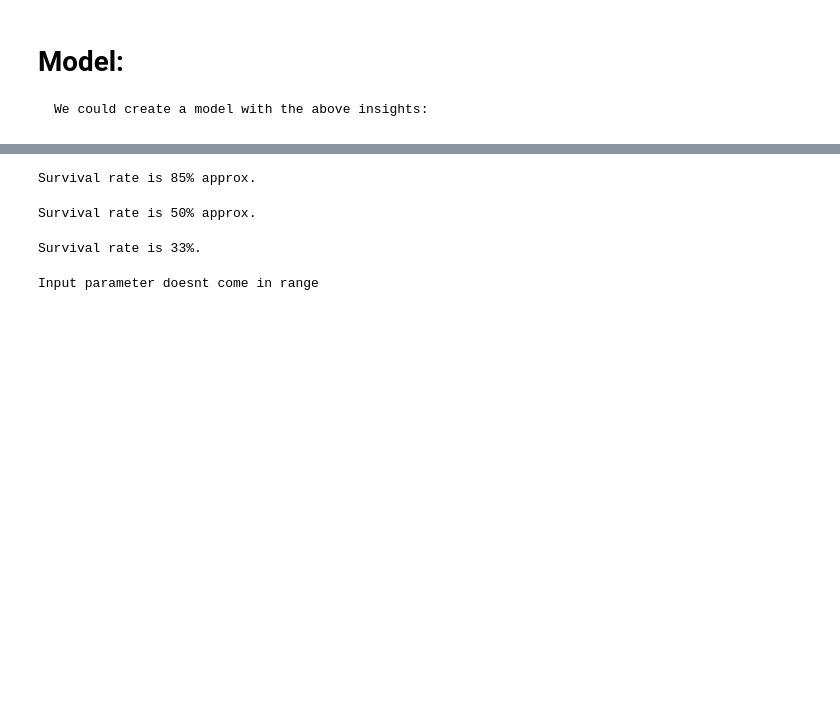
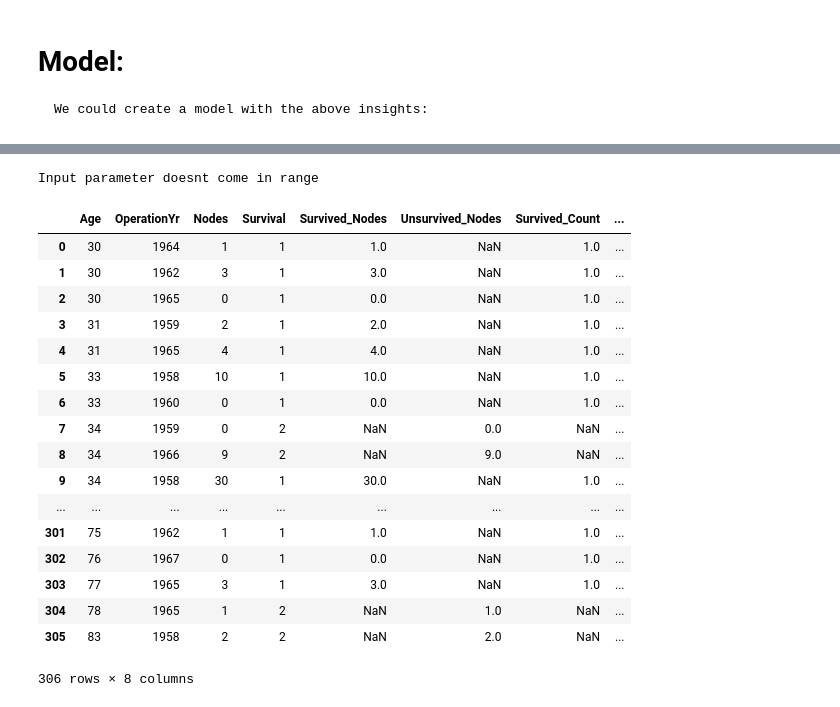
Before and after one commit to Kailash7dev/Cancer-Analysis-on-Haberman-s-Datasets, a Jupyter notebook: Haberman's Cancer Analysis Model.ipynb, the cells around one changed output, grey strips where cells are left out. Drawn from its saved outputs; the diff is of its cells as text; code cells hidden in the pictures; blank space fills up the shorter version.

```diff
--- a/Haberman's Cancer Analysis Model.ipynb
+++ b/Haberman's Cancer Analysis Model.ipynb
@@ -478,16 +536,25 @@ Survival rate is 50% approx.
-# %%
-CancerModel(100,0)
-# %% [output]
-Survival rate is 85% approx.
-# %%
-CancerModel(22,11)
-# %% [output]
-Survival rate is 50% approx.
-# %%
-CancerModel(50,12)
-# %% [output]
-Survival rate is 33%.
-# %%
-CancerModel(30,-5)
-# %% [output]
-Input parameter doesnt come in range
+# %%
+CancerModel(65,-2)
+# %% [output]
+Input parameter doesnt come in range
+# %%
+Cancer
+# %% [output]
+|  | Age | OperationYr | Nodes | Survival | Survived_Nodes | Unsurvived_Nodes | Survived_Count | ... |
+| 0 | 30 | 1964 | 1 | 1 | 1.0 | NaN | 1.0 | ... |
+| 1 | 30 | 1962 | 3 | 1 | 3.0 | NaN | 1.0 | ... |
+| 2 | 30 | 1965 | 0 | 1 | 0.0 | NaN | 1.0 | ... |
+| 3 | 31 | 1959 | 2 | 1 | 2.0 | NaN | 1.0 | ... |
+| 4 | 31 | 1965 | 4 | 1 | 4.0 | NaN | 1.0 | ... |
+| 5 | 33 | 1958 | 10 | 1 | 10.0 | NaN | 1.0 | ... |
+| 6 | 33 | 1960 | 0 | 1 | 0.0 | NaN | 1.0 | ... |
+| 7 | 34 | 1959 | 0 | 2 | NaN | 0.0 | NaN | ... |
+| 8 | 34 | 1966 | 9 | 2 | NaN | 9.0 | NaN | ... |
+| 9 | 34 | 1958 | 30 | 1 | 30.0 | NaN | 1.0 | ... |
+| ... | ... | ... | ... | ... | ... | ... | ... | ... |
+| 301 | 75 | 1962 | 1 | 1 | 1.0 | NaN | 1.0 | ... |
+| 302 | 76 | 1967 | 0 | 1 | 0.0 | NaN | 1.0 | ... |
+| 303 | 77 | 1965 | 3 | 1 | 3.0 | NaN | 1.0 | ... |
+| 304 | 78 | 1965 | 1 | 2 | NaN | 1.0 | NaN | ... |
+| 305 | 83 | 1958 | 2 | 2 | NaN | 2.0 | NaN | ... |
+306 rows × 8 columns
```
Also changed, not shown: parts of 15 cells of this notebook.
